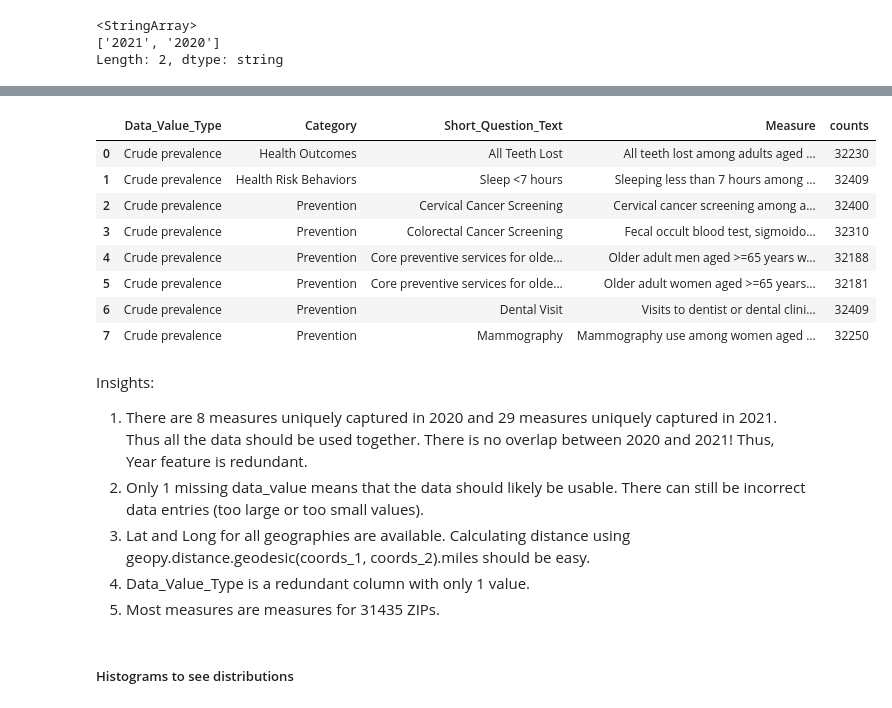
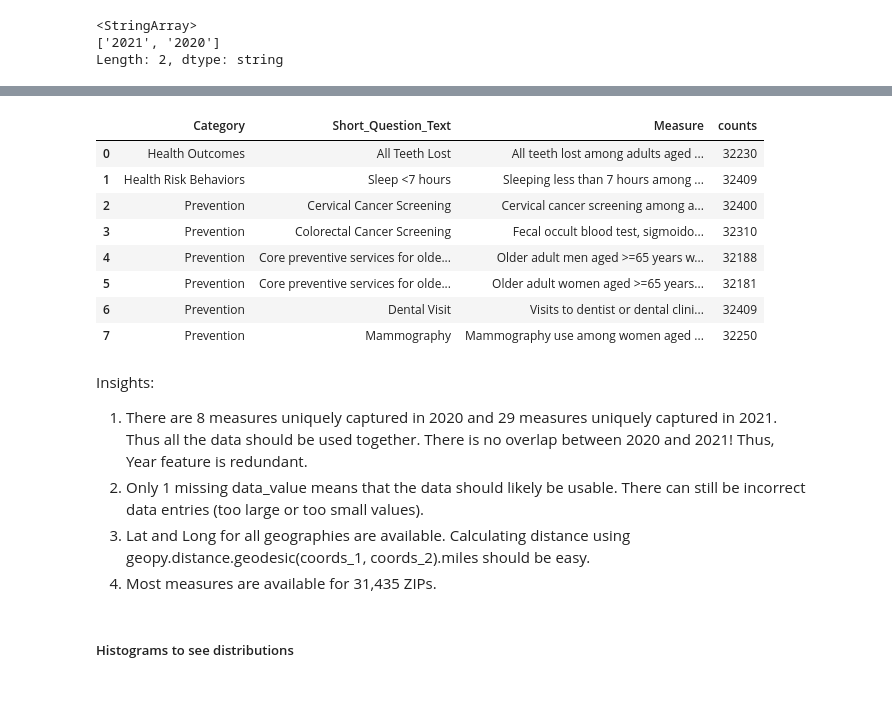
Before and after one commit to anuvrat-umich/siads_milestone1, a Jupyter notebook: src/exploratory_data_analysis.ipynb, the cells around one changed output, grey strips where cells are left out. Cells and saved outputs as stored; diff of their text form; code cells hidden in the pictures.

```diff
--- a/src/exploratory_data_analysis.ipynb
+++ b/src/exploratory_data_analysis.ipynb
@@ -438,17 +444,17 @@ df_health_outcomes_edited[df_health_outcomes_edited["Year"] == "2021"].groupby(
 # %%
 df_health_outcomes_edited[df_health_outcomes_edited["Year"] == "2020"].groupby(
-    ["Data_Value_Type", "Category", "Short_Question_Text", "Measure"]
+    ["Category", "Short_Question_Text", "Measure"]
 ).size().reset_index(name="counts")
 # %% [output]
-|  | Data_Value_Type | Category | Short_Question_Text | Measure | counts |
-| 0 | Crude prevalence | Health Outcomes | All Teeth Lost | All teeth lost among adults aged ... | 32230 |
-| 1 | Crude prevalence | Health Risk Behaviors | Sleep <7 hours | Sleeping less than 7 hours among ... | 32409 |
-| 2 | Crude prevalence | Prevention | Cervical Cancer Screening | Cervical cancer screening among a... | 32400 |
-| 3 | Crude prevalence | Prevention | Colorectal Cancer Screening | Fecal occult blood test, sigmoido... | 32310 |
-| 4 | Crude prevalence | Prevention | Core preventive services for olde... | Older adult men aged >=65 years w... | 32188 |
-| 5 | Crude prevalence | Prevention | Core preventive services for olde... | Older adult women aged >=65 years... | 32181 |
-| 6 | Crude prevalence | Prevention | Dental Visit | Visits to dentist or dental clini... | 32409 |
-| 7 | Crude prevalence | Prevention | Mammography | Mammography use among women aged ... | 32250 |
+|  | Category | Short_Question_Text | Measure | counts |
+| 0 | Health Outcomes | All Teeth Lost | All teeth lost among adults aged ... | 32230 |
+| 1 | Health Risk Behaviors | Sleep <7 hours | Sleeping less than 7 hours among ... | 32409 |
+| 2 | Prevention | Cervical Cancer Screening | Cervical cancer screening among a... | 32400 |
+| 3 | Prevention | Colorectal Cancer Screening | Fecal occult blood test, sigmoido... | 32310 |
+| 4 | Prevention | Core preventive services for olde... | Older adult men aged >=65 years w... | 32188 |
+| 5 | Prevention | Core preventive services for olde... | Older adult women aged >=65 years... | 32181 |
+| 6 | Prevention | Dental Visit | Visits to dentist or dental clini... | 32409 |
+| 7 | Prevention | Mammography | Mammography use among women aged ... | 32250 |
 # %% [markdown]
 Insights:
 
@@ -457,8 +463,7 @@ Insights:
 There is no overlap between 2020 and 2021! Thus, Year feature is redundant.</li>
 <li>Only 1 missing data_value means that the data should likely be usable. There can still be incorrect data entries (too large or too small values).</li>
 <li>Lat and Long for all geographies are available. Calculating distance using geopy.distance.geodesic(coords_1, coords_2).miles should be easy.</li>
-<li>Data_Value_Type is a redundant column with only 1 value.</li>
-<li>Most measures are measures for 31435 ZIPs.</li>
+<li>Most measures are available for 31,435 ZIPs.</li>
 </ol>
 # %% [markdown]
 ##### Histograms to see distributions
```
Also changed, not shown: parts of 23 cells of this notebook, 2 other files.
